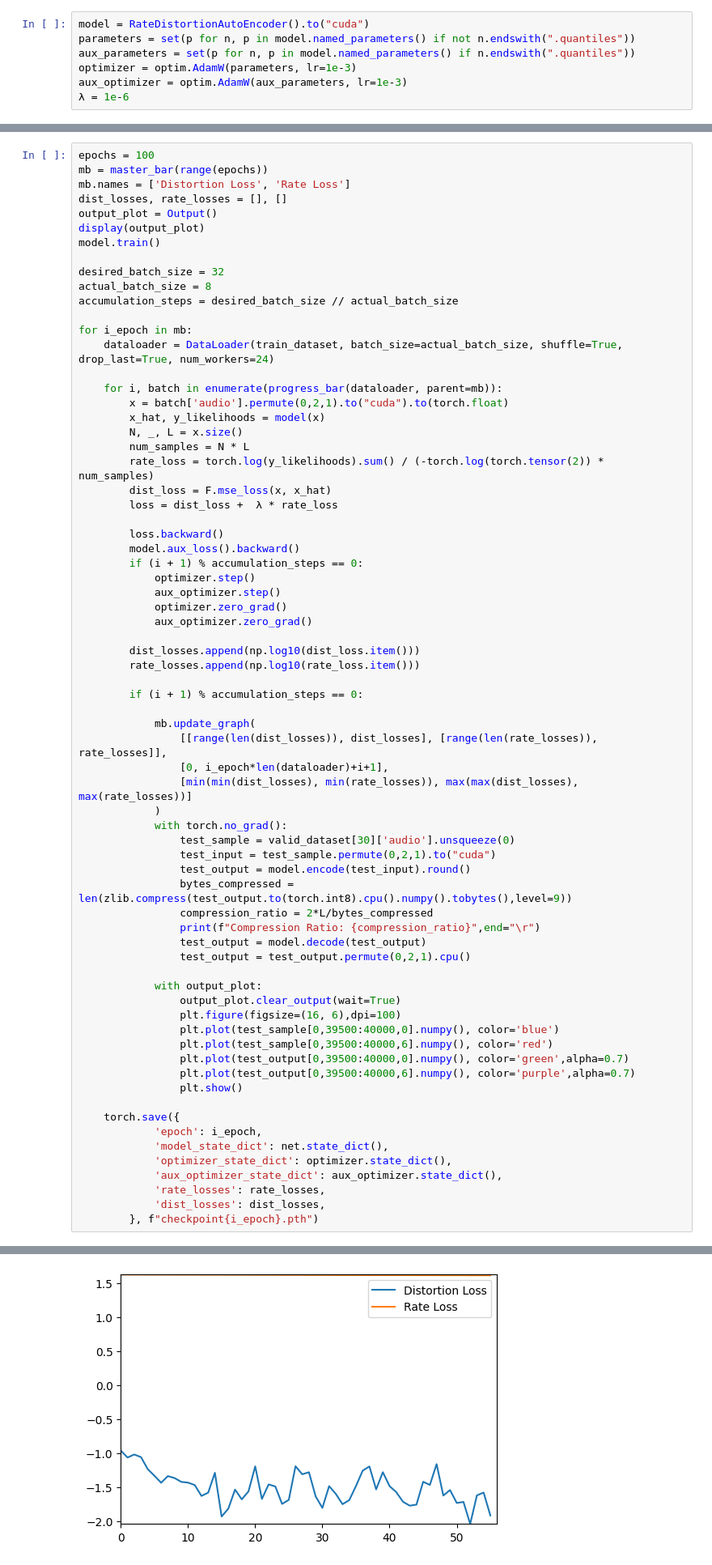
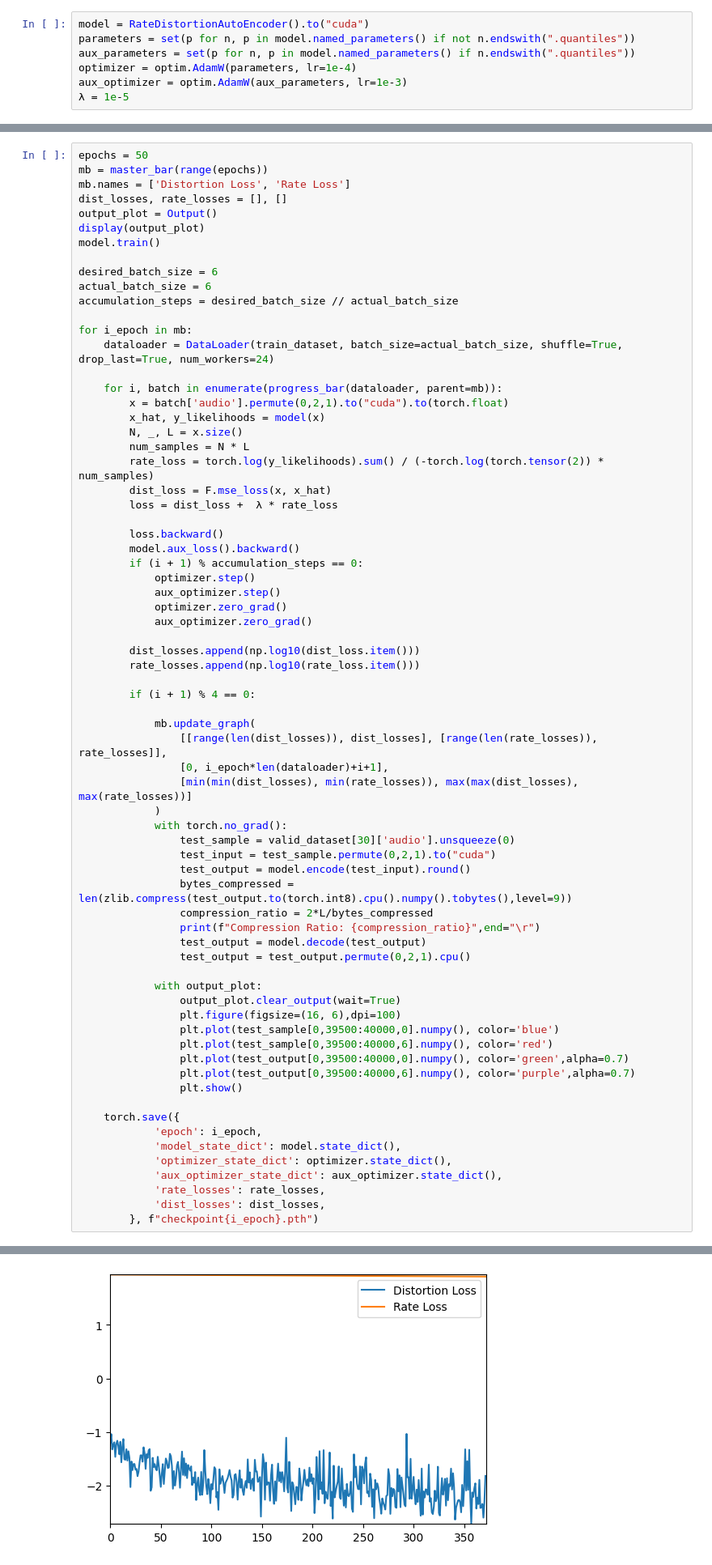
Before and after one commit to danjacobellis/PAC, a Jupyter notebook: audio_train.ipynb, the cells around one changed output, grey strips where cells are left out. Shown at 81% size. Cells and saved outputs as stored; diff of their text form.

Commit message:
original model

```diff
--- a/audio_train.ipynb
+++ b/audio_train.ipynb
@@ -31,9 +31,9 @@ plt.plot(test_sample[0,0:1000,[0,6]])
 model = RateDistortionAutoEncoder().to("cuda")
 parameters = set(p for n, p in model.named_parameters() if not n.endswith(".quantiles"))
 aux_parameters = set(p for n, p in model.named_parameters() if n.endswith(".quantiles"))
-optimizer = optim.AdamW(parameters, lr=1e-3)
+optimizer = optim.AdamW(parameters, lr=1e-4)
 aux_optimizer = optim.AdamW(aux_parameters, lr=1e-3)
-λ = 1e-6
+λ = 1e-5
 # %%
 sum(p.numel() for p in model.encode.parameters())
 # %% [output]
@@ -41,5 +41,5 @@ sum(p.numel() for p in model.encode.parameters())
 # %%
-epochs = 100
+epochs = 50
 mb = master_bar(range(epochs))
 mb.names = ['Distortion Loss', 'Rate Loss']
 dist_losses, rate_losses = [], []
@@ -47,8 +47,8 @@ output_plot = Output()
 display(output_plot)
 model.train()
 
-desired_batch_size = 32
-actual_batch_size = 8
+desired_batch_size = 6
+actual_batch_size = 6
 accumulation_steps = desired_batch_size // actual_batch_size
 
 for i_epoch in mb:
@@ -74,7 +74,7 @@ for i_epoch in mb:
         dist_losses.append(np.log10(dist_loss.item()))
         rate_losses.append(np.log10(rate_loss.item()))
 
-        if (i + 1) % accumulation_steps == 0:
+        if (i + 1) % 4 == 0:
 
             mb.update_graph(
                 [[range(len(dist_losses)), dist_losses], [range(len(rate_losses)), rate_losses]],
@@ -102,7 +102,7 @@ for i_epoch in mb:
 
     torch.save({
             'epoch': i_epoch,
-            'model_state_dict': net.state_dict(),
+            'model_state_dict': model.state_dict(),
             'optimizer_state_dict': optimizer.state_dict(),
             'aux_optimizer_state_dict': aux_optimizer.state_dict(),
             'rate_losses': rate_losses,
@@ -115 +115 @@ for i_epoch in mb:
-[figure, old version]
+[figure, new version]
```
Also changed, not shown: parts of 3 cells of this notebook.
